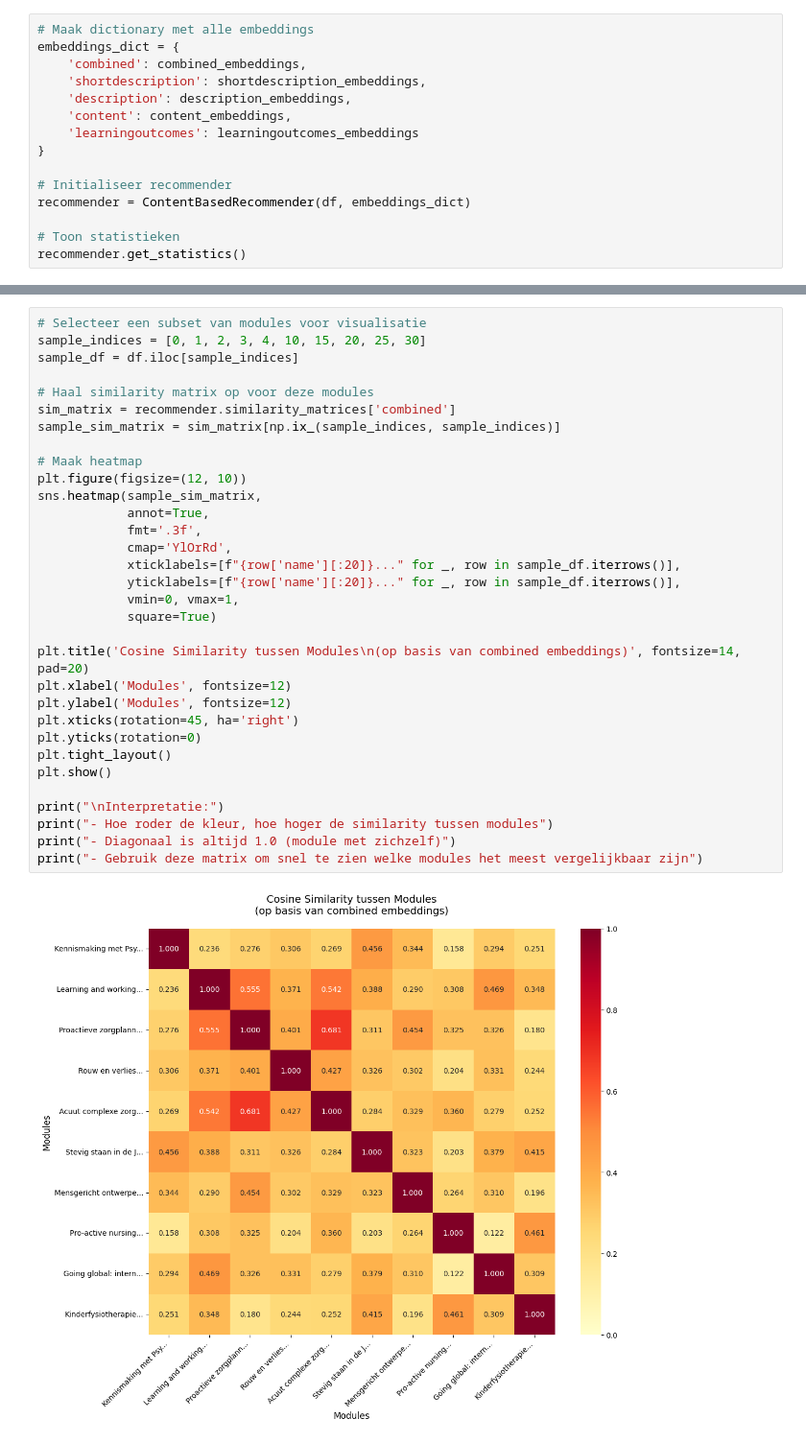
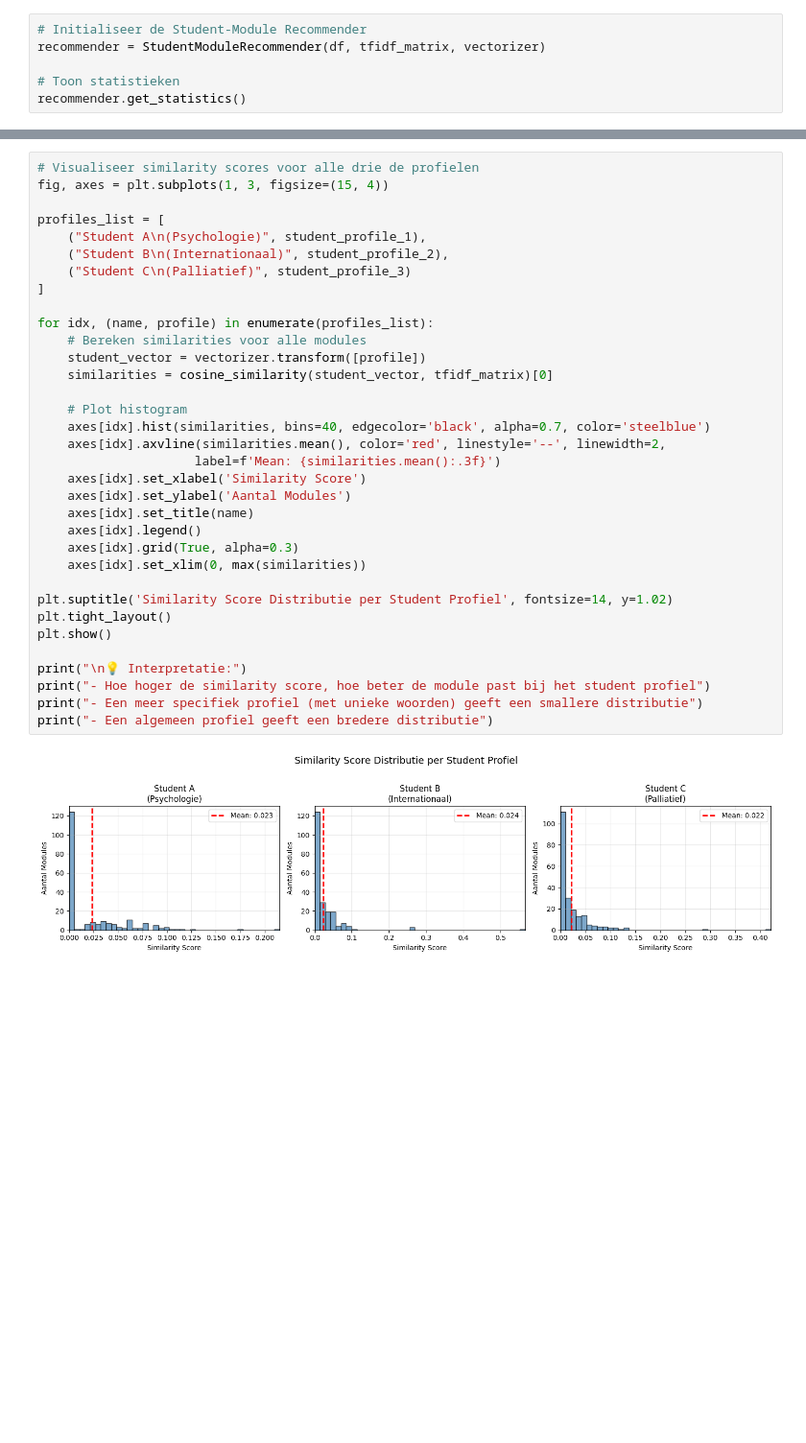
Before and after one commit to BoyanKloosterman/AI-Prototype, a Jupyter notebook: content_based_recommender.ipynb, the cells around one changed output, grey strips where cells are left out. Shown: that part at 96% size. Cells and saved outputs as stored; diff of their text form; blank space fills up the shorter version.

```diff
--- a/content_based_recommender.ipynb
+++ b/content_based_recommender.ipynb
@@ -250,15 +282,6 @@ Nu initialiseren we de recommender met onze embeddings.
 # %%
-# Maak dictionary met alle embeddings
-embeddings_dict = {
-    'combined': combined_embeddings,
-    'shortdescription': shortdescription_embeddings,
-    'description': description_embeddings,
-    'content': content_embeddings,
-    'learningoutcomes': learningoutcomes_embeddings
-}
-
-# Initialiseer recommender
-recommender = ContentBasedRecommender(df, embeddings_dict)
+# Initialiseer de Student-Module Recommender
+recommender = StudentModuleRecommender(df, tfidf_matrix, vectorizer)
 
 # Toon statistieken
 recommender.get_statistics()
@@ -477,34 +516,36 @@ Visualiseer de similarity tussen een selectie van modules.
 # %%
-# Selecteer een subset van modules voor visualisatie
-sample_indices = [0, 1, 2, 3, 4, 10, 15, 20, 25, 30]
-sample_df = df.iloc[sample_indices]
+# Visualiseer similarity scores voor alle drie de profielen
+fig, axes = plt.subplots(1, 3, figsize=(15, 4))
 
-# Haal similarity matrix op voor deze modules
-sim_matrix = recommender.similarity_matrices['combined']
-sample_sim_matrix = sim_matrix[np.ix_(sample_indices, sample_indices)]
+profiles_list = [
+    ("Student A\n(Psychologie)", student_profile_1),
+    ("Student B\n(Internationaal)", student_profile_2),
+    ("Student C\n(Palliatief)", student_profile_3)
+]
 
-# Maak heatmap
-plt.figure(figsize=(12, 10))
-sns.heatmap(sample_sim_matrix,
-            annot=True,
-            fmt='.3f',
-            cmap='YlOrRd',
-            xticklabels=[f"{row['name'][:20]}..." for _, row in sample_df.iterrows()],
-            yticklabels=[f"{row['name'][:20]}..." for _, row in sample_df.iterrows()],
-            vmin=0, vmax=1,
-            square=True)
+for idx, (name, profile) in enumerate(profiles_list):
+    # Bereken similarities voor alle modules
+    student_vector = vectorizer.transform([profile])
+    similarities = cosine_similarity(student_vector, tfidf_matrix)[0]
 
-plt.title('Cosine Similarity tussen Modules\n(op basis van combined embeddings)', fontsize=14, pad=20)
-plt.xlabel('Modules', fontsize=12)
-plt.ylabel('Modules', fontsize=12)
-plt.xticks(rotation=45, ha='right')
-plt.yticks(rotation=0)
+    # Plot histogram
+    axes[idx].hist(similarities, bins=40, edgecolor='black', alpha=0.7, color='steelblue')
+    axes[idx].axvline(similarities.mean(), color='red', linestyle='--', linewidth=2,
+                     label=f'Mean: {similarities.mean():.3f}')
+    axes[idx].set_xlabel('Similarity Score')
+    axes[idx].set_ylabel('Aantal Modules')
+    axes[idx].set_title(name)
+    axes[idx].legend()
+    axes[idx].grid(True, alpha=0.3)
+    axes[idx].set_xlim(0, max(similarities))
+
+plt.suptitle('Similarity Score Distributie per Student Profiel', fontsize=14, y=1.02)
 plt.tight_layout()
 plt.show()
 
-print("\nInterpretatie:")
-print("- Hoe roder de kleur, hoe hoger de similarity tussen modules")
-print("- Diagonaal is altijd 1.0 (module met zichzelf)")
-print("- Gebruik deze matrix om snel te zien welke modules het meest vergelijkbaar zijn")
+print("\n💡 Interpretatie:")
+print("- Hoe hoger de similarity score, hoe beter de module past bij het student profiel")
+print("- Een meer specifiek profiel (met unieke woorden) geeft een smallere distributie")
+print("- Een algemeen profiel geeft een bredere distributie")
 # %% [output]
-[figure, old version]
+[figure, new version]
```
Also changed, not shown: parts of 31 cells of this notebook, 9 other files.
